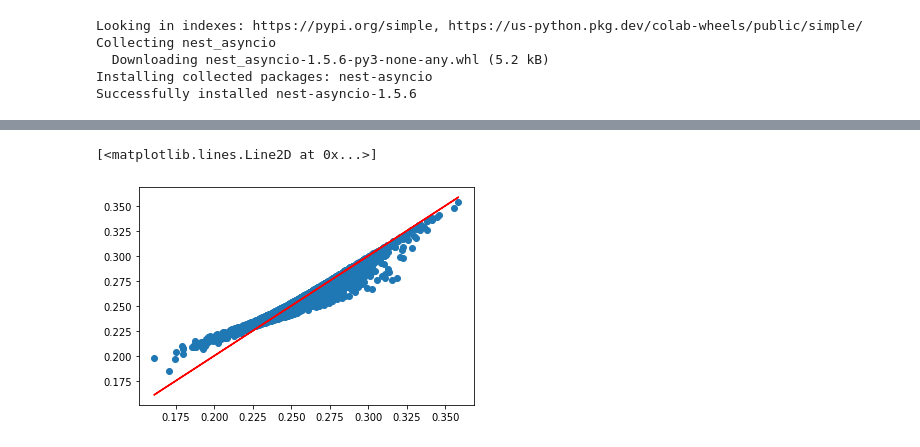
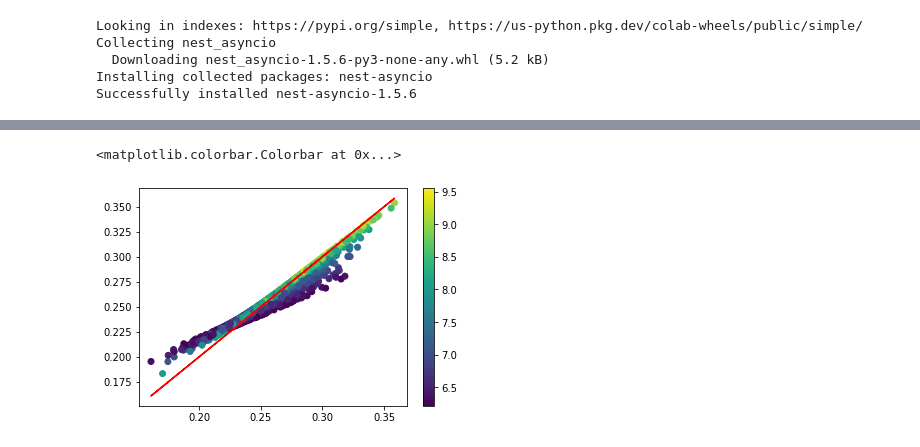
Before and after one commit to WellFan/bayesian_with_baseball, a Jupyter notebook: baseball.ipynb, the cells around one changed output, grey strips where cells are left out. Cells and saved outputs as stored; diff of their text form; code cells hidden in the pictures.

```diff
--- a/baseball.ipynb
+++ b/baseball.ipynb
@@ -406,11 +320,0 @@ plt.hist(sellers['average'], bins = 50)
-# %%
-x = np.linspace(0, 1, 1000)
-y = beta.pdf(x, a0, b0)
-y2 = beta.pdf(x, a1, b1)
-plt.plot(x, y)
-plt.plot(x, y2)
-plt.xlim(0, 0.2)
-plt.hist(sellers['average'], bins=200, density=True)
-plt.xlabel('Click rate')
-plt.ylabel('Density')
-plt.show()
@@ -471,11 +320,0 @@ selleronly.head()
-# %%
-x = np.linspace(0, 1, 1000)
-y = beta.pdf(x, a0, b0)
-y2 = beta.pdf(x, a1, b1)
-plt.plot(x, y, color='blue')
-plt.plot(x, y2, color='green')
-plt.xlim(0, 0.2)
-plt.hist(selleronly['average'], bins=50, density=True)
-plt.xlabel('Click rate')
-plt.ylabel('Density')
-plt.show()
@@ -597,4 +451,5 @@ model{
 # %%
-stan_data = {'N':4245, 'AB':list(career_name2['AB'].astype(int)), 'logAB': list(logAB), 'H': list(career_name2['H_x'].astype(int)), 'bat': list(bats)}
+stan_data = {'N':4245, 'AB':list(career_name2['AB'].astype(int)), 'logAB': list(logAB), 'H': list(career_name2['H'].astype(int)), 'bat': list(bats.astype(int))}
 posterior = stan.build(text, data=stan_data)
 fit = posterior.sample(num_chains=1, num_samples=1000)
+df_hier = fit.to_frame()
@@ -630,6 +492,10 @@ df.head()
 # %%
-beta0_stan = df.beta0.mean()
-beta1_stan = df.beta1.mean()
-beta2_stan = df.beta2.mean()
-sigma_stan = df.sigma.mean()
-career_name2 = career_name2.assign(average_stan=lambda x: ((beta0_stan+beta1_stan*logAB+beta2_stan*bats)+sigma_stan*x['H_x'])/(1+sigma_stan*x['AB']))
+beta0_stan = df_hier.beta0.mean()
+beta1_stan = df_hier.beta1.mean()
+beta2_stan = df_hier.beta2.mean()
+sigma_stan = df_hier.sigma.mean()
+career_name2 = career_name2.assign(average_stan=lambda x: ((beta0_stan+beta1_stan*logAB+beta2_stan*bats)+sigma_stan*x['H'])/(1+sigma_stan*x['AB']))
+print("beta_0 =", beta0_stan)
+print("beta_1 =", beta1_stan)
+print("beta_2 =", beta2_stan)
+print("sigma =", sigma_stan)
@@ -636,6 +511,7 @@ career_name2 = career_name2.assign(average_stan=lambda x: ((beta0_stan+beta1_sta
 # %%
-plt.scatter(career_name2['average'], career_name2['average_stan'])
-plt.plot(career_name2['average'], career_name2['average'], color='red')
+plt.scatter(career_name2['AVG'], career_name2['average_stan'], c=logAB, cmap='viridis')
+plt.plot(career_name2['AVG'], career_name2['AVG'], color='red')
+plt.colorbar()
 # %% [output]
-[<matplotlib.lines.Line2D at 0x...>]
+<matplotlib.colorbar.Colorbar at 0x...>
-[figure, old version]
+[figure, new version]
```
Also changed, not shown: parts of 38 cells of this notebook.
